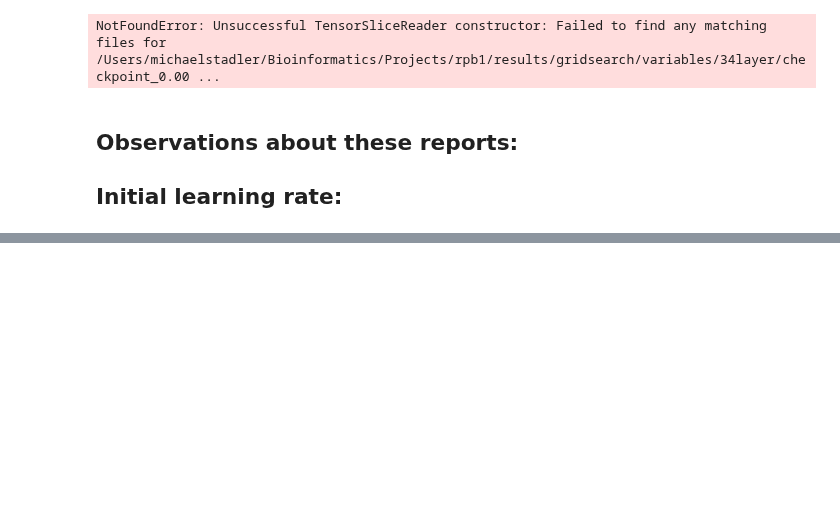
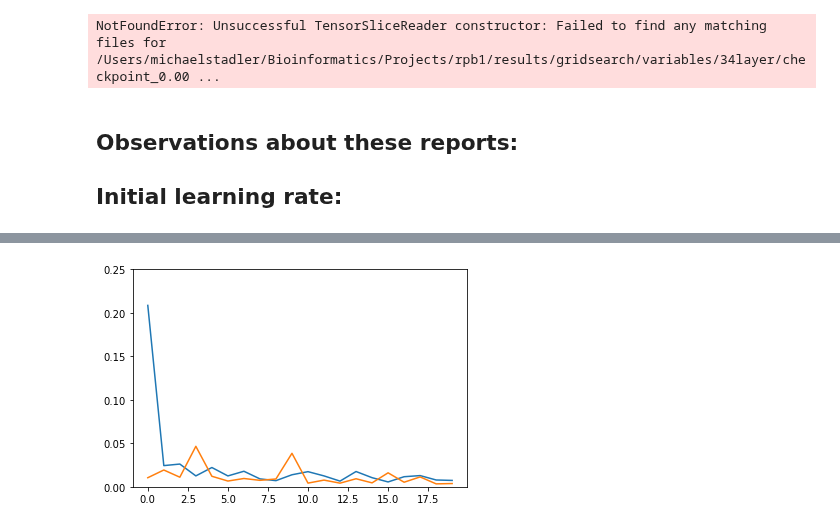
Before and after one commit to michaelrstadler/rpb1, a Jupyter notebook: bin/notebooks/20220212-buildCNNassessor-curriculumlearning.ipynb, the cells around one changed output, grey strips where cells are left out. Saved outputs shown, nothing was run; the diff lists cells and outputs as text; code cells hidden in the pictures; blank space fills up the shorter version.

```diff
--- a/bin/notebooks/20220212-buildCNNassessor-curriculumlearning.ipynb
+++ b/bin/notebooks/20220212-buildCNNassessor-curriculumlearning.ipynb
@@ -781,0 +808,5 @@ Initial learning rate:
+# %%
+pkl_file = '/Users/michaelstadler/Bioinformatics/Projects/rpb1/results/gridsearch/variables/history_0.0001_0.05_nocurriculum_dssize4.pkl'
+plot_history(pkl_file)
+# %% [output]
+[figure, added]
```
Also changed, not shown: parts of 3 cells of this notebook, 2 other files.
